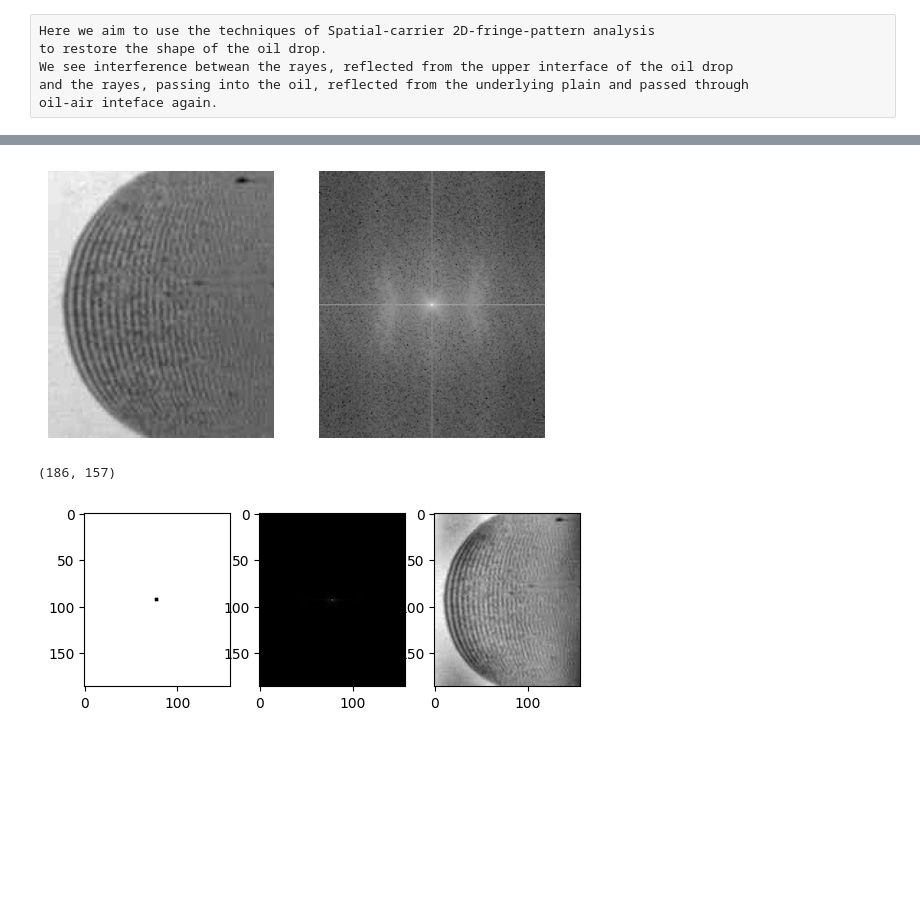
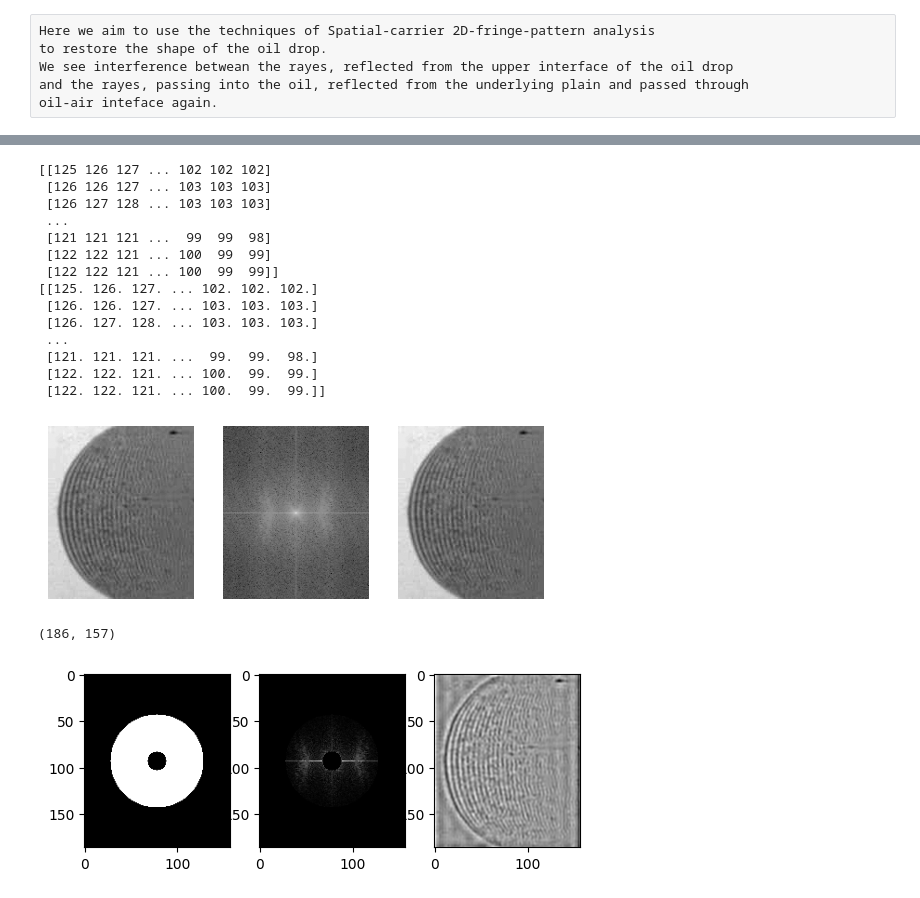
Before and after one commit to annamogo/DiplomaLISF, a Jupyter notebook: 2D-FourieTransformAnal.ipynb, the cells around one changed output, grey strips where cells are left out. Drawn from its saved outputs; the diff is of its cells as text; code cells hidden in the pictures; blank space fills up the shorter version.

```diff
--- a/2D-FourieTransformAnal.ipynb
+++ b/2D-FourieTransformAnal.ipynb
@@ -56,29 +69,48 @@ cv2.destroyAllWindows()
 # %%
 def calculate_2dft(img):
-    img = np.fft.ifftshift(img)
-    ft = np.fft.fft2(img)
-    ft = np.fft.fftshift(ft)
+    img = sp.fft.ifftshift(img)
+    ft = sp.fft.fft2(img)
+    ft = sp.fft.fftshift(ft)
     return ft
 
 def calculate_2dift(ft):
-    ift = np.fft.ifftshift(ft)
-    ift = np.fft.ifft2(ift)
-    ift = np.fft.fftshift(ift)
+    ft = sp.fft.ifftshift(ft)
+    ift = sp.fft.ifft2(ft)
+    ift = sp.fft.fftshift(ift)
     return ift.real
 # %%
 ft_img = calculate_2dft(img)
+ift_img = calculate_2dift(ft_img)
+print(img, ift_img, sep="\n")
 
 plt.set_cmap("gray")
 
-plt.subplot(121)
+plt.subplot(131)
 plt.imshow(img)
 plt.axis("off")
-plt.subplot(122)
+plt.subplot(132)
 plt.imshow(np.log(abs(ft_img)))
 plt.axis("off")
+plt.subplot(133)
+plt.imshow(ift_img)
+plt.axis("off")
 plt.show()
 # %% [output]
+[[125 126 127 ... 102 102 102]
+ [126 126 127 ... 103 103 103]
+ [126 127 128 ... 103 103 103]
+ ...
+ [121 121 121 ...  99  99  98]
+ [122 122 121 ... 100  99  99]
+ [122 122 121 ... 100  99  99]]
+[[125. 126. 127. ... 102. 102. 102.]
+ [126. 126. 127. ... 103. 103. 103.]
+ [126. 127. 128. ... 103. 103. 103.]
+ ...
+ [121. 121. 121. ...  99.  99.  98.]
+ [122. 122. 121. ... 100.  99.  99.]
+ [122. 122. 121. ... 100.  99.  99.]]
-[figure, old version]
+[figure, new version]
 # %%
 shape = ft_img.shape
 
@@ -87,9 +119,37 @@ mask = np.ones(shape)
 
 center = (int((shape[0])/2), int((shape[1])/2))
 h, w = (2,2)
+R1 = 10
+R2 = 50
 
 #print(center[0]-h,center[0]+h, center[1]-w,center[1]+w, sep="\n")
-mask[center[0]-h:center[0]+h, center[1]-w:center[1]+w] = 0.1
+#mask[center[0]-h:center[0]+h, center[1]-w:center[1]+w] = 0.1
+for v in range(R1+1):
+    for u in range(R1+1):
+        if v**2+u**2 <= R1**2:
+            mask[center[0]-v, center[1]-u] = 0
+            mask[center[0]-v, center[1]+u] = 0
+            mask[center[0]+v, center[1]-u] = 0
+            mask[center[0]+v, center[1]+u] = 0
+
+
+mask[0:center[0]-R2, :] = 0
+mask[center[0]+R2:, :] = 0
+mask[:, 0:center[1]-R2] = 0
+mask[:, center[1]+R2:] = 0
+
+for v in range(int(R2/np.sqrt(2))-1,R2+1):
+    for u in range(R2+1):
+        if v**2+u**2 > R2**2:
+            mask[center[0]-v, center[1]-u] = 0
+            mask[center[0]-v, center[1]+u] = 0
+            mask[center[0]+v, center[1]-u] = 0
+            mask[center[0]+v, center[1]+u] = 0
+            mask[center[0]-u, center[1]-v] = 0
+            mask[center[0]-u, center[1]+v] = 0
+            mask[center[0]+u, center[1]-v] = 0
+            mask[center[0]+u, center[1]+v] = 0
+
 
 ft_masked = ft_img*mask
 
@@ -108,4 +168,4 @@ plt.imshow(ift_img)
 plt.show()
 # %% [output]
 (186, 157)
-[figure, old version]
+[figure, new version]
```
Also changed, not shown: parts of 4 cells of this notebook, 3 other files.
